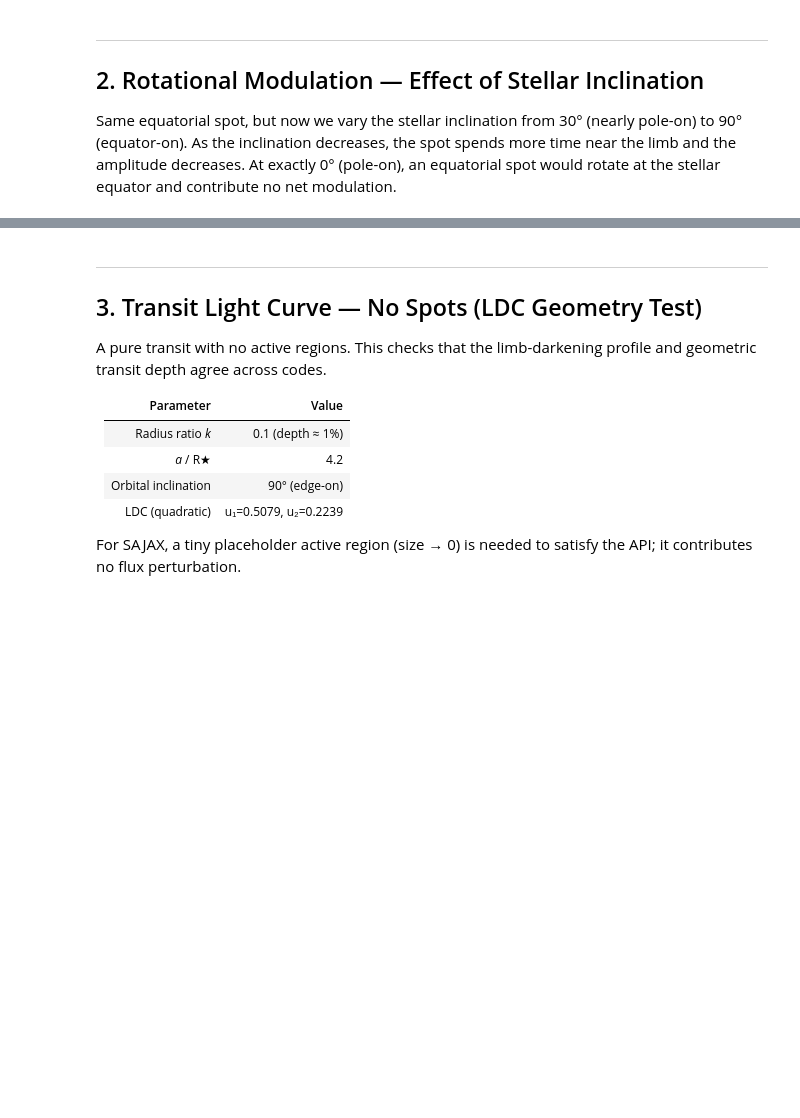
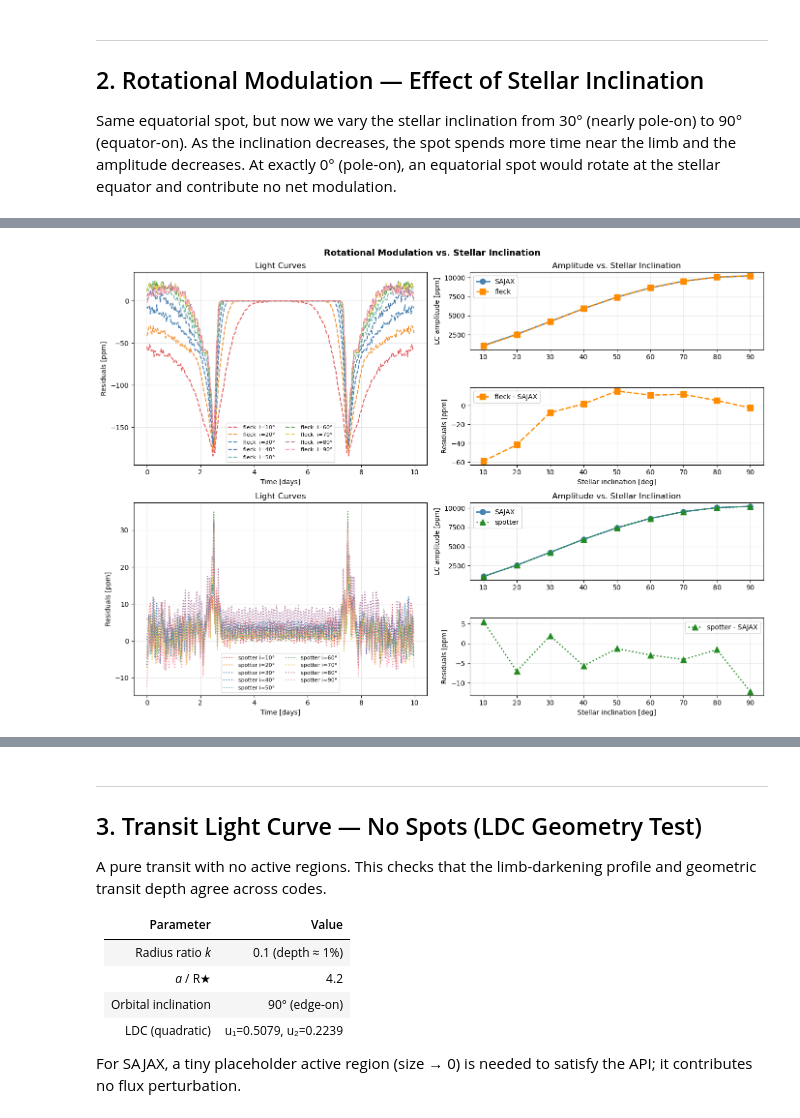
Before and after one commit to SamMerc/sajax, a Jupyter notebook: docs/examples/comparison.ipynb, the cells around one changed output, grey strips where cells are left out. Drawn from its saved outputs; the diff is of its cells as text; code cells hidden in the pictures; blank space fills up the shorter version.

```diff
--- a/docs/examples/comparison.ipynb
+++ b/docs/examples/comparison.ipynb
@@ -254,10 +271,10 @@ Same equatorial spot, but now we vary the stellar inclination from 30° (nearly
 amplitude decreases. At exactly 0° (pole-on), an equatorial spot would rotate at the stellar
 equator and contribute no net modulation.
 # %%
-inclinations = [30.0, 60.0, 90.0]
-colors_inc   = ["#e15759", "#f28e2b", "steelblue"]
+inclinations = [10.0, 20.0,30.0, 40.0, 50.0, 60.0, 70.0, 80.0, 90.0]
+colors_inc   = ["#e15759", "#f28e2b", "steelblue", "#4e79a7", "#76b7b2", "#59a14f", "#edc949", "#af7aa1", "#ff9da7"]
 
-fig, axes = plt.subplots(1, 2, figsize=(14, 5))
+fig, axes = plt.subplot_mosaic([["A", "B"],["A", "C"],["D", "E"],["D", "F"]], figsize=(14, 10))
 fig.suptitle("Rotational Modulation vs. Stellar Inclination", fontsize=13, fontweight="bold")
 
 amps_by_inc = {"SAJAX": [], "fleck": [], "spotter": []}
@@ -273,7 +290,6 @@ for inc, col in zip(inclinations, colors_inc):
     )
     lc_s = np.array(res["lc"])
     amps_by_inc["SAJAX"].append((lc_s.max() - lc_s.min()) * 1e6)
-    axes[0].plot(TIMES_ROT, lc_s, lw=2.5, color=col, label=f"SAJAX  i={inc:.0f}°", zorder=4)
 
     # Fleck
     if FLECK_AVAILABLE:
@@ -287,36 +303,62 @@ for inc, col in zip(inclinations, colors_inc):
         ))
         t_f = fs_i.phases / (2 * np.pi) * P_ROT
         amps_by_inc["fleck"].append((lc_f.max() - lc_f.min()) * 1e6)
-        axes[0].plot(t_f, lc_f, lw=1.5, ls="--", color=col, label=f"fleck  i={inc:.0f}°")
+        axes['A'].plot(t_f, (lc_s - lc_f)*1e6, lw=1.5, ls="--", color=col, label=f"fleck  i={inc:.0f}°")
 
     # Spotter
     if SPOTTER_AVAILABLE:
-        sp_i = spotter.Star.from_sides(nside, inc=np.deg2rad(inc), u=(U1, U2), period=P_ROT)
-        sp_i = sp_i.set(y=y_spot[None, :])
+        sp_i = SpotterStar.from_sides(nside, inc=np.deg2rad(inc), u=(U1, U2), period=P_ROT)
+        _spot_mask = sp_i.spot(lat=np.deg2rad(SPOT_LAT), lon=np.deg2rad(SPOT_LON),
+                                radius=np.deg2rad(THETA_DEG), sharpness=1000)
+        sp_i = sp_i.set(y=sp_i.y * (1.0 - (1.0 - SPOT_CONTRAST) * _spot_mask))
         lc_sp = np.array(
-            spotter.light_curve(sp_i, jnp.asarray(TIMES_ROT, dtype=jnp.float32))
+            light_curve(sp_i, jnp.asarray(TIMES_ROT, dtype=jnp.float32))
         ).ravel()
+        lc_sp = lc_sp / lc_sp.max()
         amps_by_inc["spotter"].append((lc_sp.max() - lc_sp.min()) * 1e6)
-        axes[0].plot(TIMES_ROT, lc_sp, lw=1.5, ls=":", color=col, label=f"spotter i={inc:.0f}°")
+        axes['D'].plot(TIMES_ROT, (lc_s - lc_sp)*1e6, lw=1.5, ls=":", color=col, label=f"spotter i={inc:.0f}°")
 
-axes[0].set_xlabel("Time [days]")
-axes[0].set_ylabel("Normalised Flux")
-axes[0].set_title("Light Curves")
-axes[0].legend(fontsize=8, ncol=2)
-axes[0].grid(alpha=0.3)
+axes['A'].set_xlabel("Time [days]")
+axes['A'].set_ylabel("Residuals [ppm]")
+axes['A'].set_title("Light Curves")
+axes['A'].legend(fontsize=8, ncol=2)
+axes['A'].grid(alpha=0.3)
+
+axes['D'].set_xlabel("Time [days]")
+axes['D'].set_ylabel("Residuals [ppm]")
+axes['D'].set_title("Light Curves")
+axes['D'].legend(fontsize=8, ncol=2)
+axes['D'].grid(alpha=0.3)
 
 # Amplitude vs inclination
-ax2 = axes[1]
-ax2.plot(inclinations, amps_by_inc["SAJAX"],   "o-", lw=2, ms=8, color="steelblue",   label="SAJAX")
+axes['B'].plot(inclinations, amps_by_inc["SAJAX"],   "o-", lw=2, ms=8, color="steelblue",   label="SAJAX")
+axes['E'].plot(inclinations, amps_by_inc["SAJAX"],   "o-", lw=2, ms=8, color="steelblue",   label="SAJAX")
 if amps_by_inc["fleck"]:
-    ax2.plot(inclinations, amps_by_inc["fleck"],   "s--", lw=2, ms=8, color="darkorange", label="fleck")
+    axes['B'].plot(inclinations, amps_by_inc["fleck"],   "s--", lw=2, ms=8, color="darkorange", label="fleck")
+    axes['C'].plot(inclinations, np.array(amps_by_inc["fleck"]) - np.array(amps_by_inc["SAJAX"]),   "s--", lw=2, ms=8, color="darkorange", label="fleck - SAJAX")
 if amps_by_inc["spotter"]:
-    ax2.plot(inclinations, amps_by_inc["spotter"], "^:",  lw=2, ms=8, color="forestgreen", label="spotter")
-ax2.set_xlabel("Stellar inclination [deg]")
-ax2.set_ylabel("LC amplitude [ppm]")
-ax2.set_title("Amplitude vs. Stellar Inclination")
-ax2.legend()
-ax2.grid(alpha=0.3)
+    axes['E'].plot(inclinations, amps_by_inc["spotter"], "^:",  lw=2, ms=8, color="forestgreen", label="spotter")
+    axes['F'].plot(inclinations, np.array(amps_by_inc["spotter"]) - np.array(amps_by_inc["SAJAX"]), "^:",  lw=2, ms=8, color="forestgreen", label="spotter - SAJAX")
+axes['B'].set_ylabel("LC amplitude [ppm]")
+axes['C'].set_ylabel("Residuals [ppm]")
+axes['B'].sharex(axes['C'])
+axes['B'].set_title("Amplitude vs. Stellar Inclination")
+axes['C'].set_xlabel("Stellar inclination [deg]")
+axes['B'].legend()
+axes['C'].legend()
+axes['B'].grid(alpha=0.3)
+axes['C'].grid(alpha=0.3)
+
+axes['E'].set_ylabel("LC amplitude [ppm]")
+axes['F'].set_ylabel("Residuals [ppm]")
+axes['E'].sharex(axes['F'])
+axes['E'].set_title("Amplitude vs. Stellar Inclination")
+axes['F'].set_xlabel("Stellar inclination [deg]")
+axes['E'].legend()
+axes['F'].legend()
+axes['E'].grid(alpha=0.3)
+axes['F'].grid(alpha=0.3)
 
 plt.tight_layout()
 plt.show()
+# %% [output]
@@ -322,0 +383 @@ plt.show()
+[figure, added]
```
Also changed, not shown: parts of 16 cells of this notebook, 1 other file.
